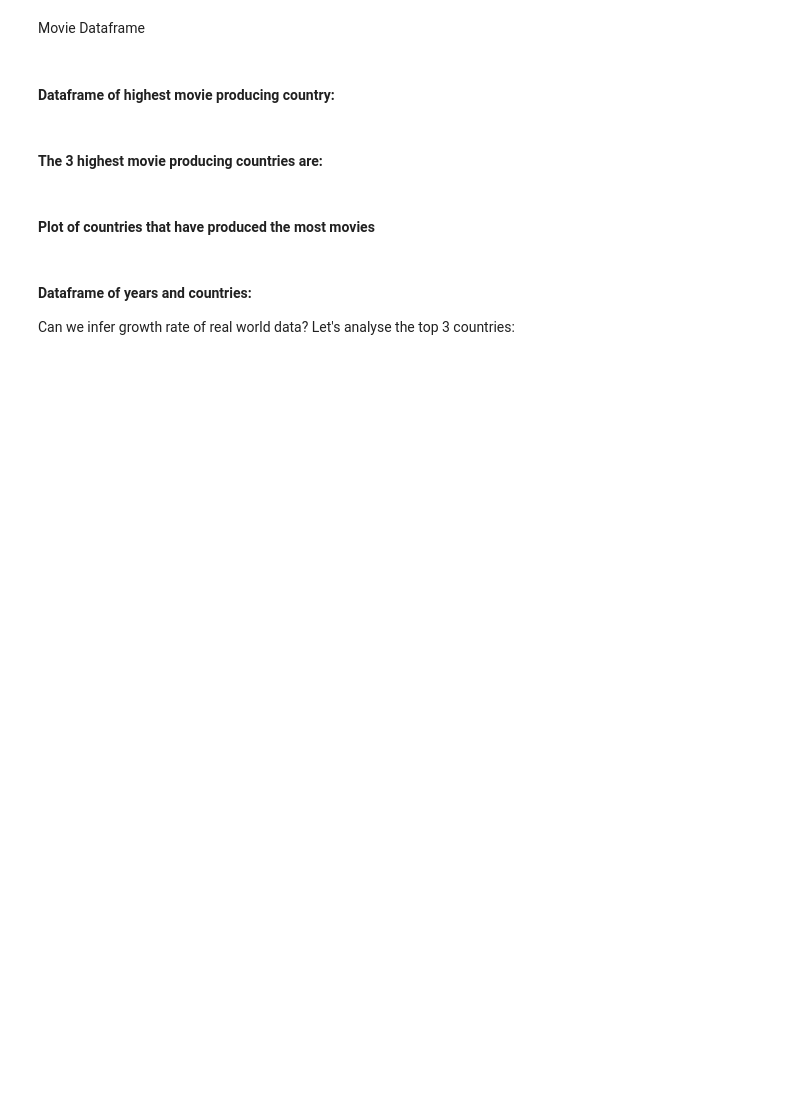
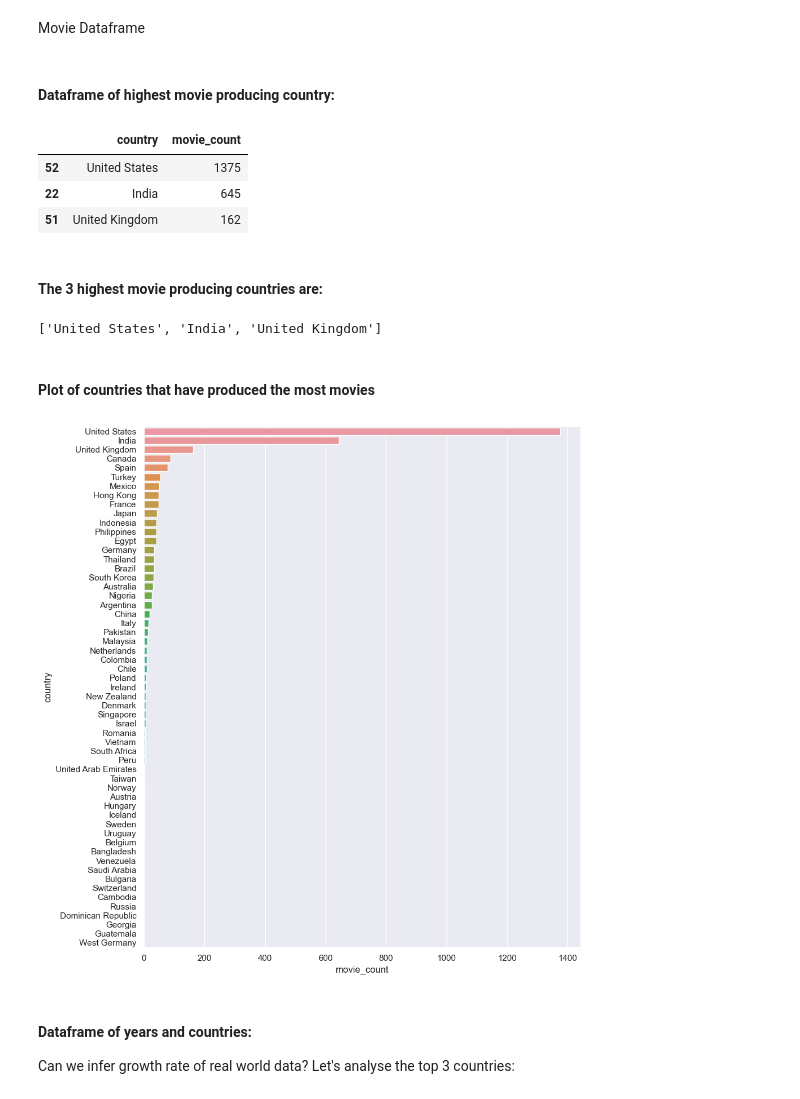
Before and after one commit to Rykarix/NetflixHackathon, a Jupyter notebook: post hackathon - if given time.ipynb, the cells around one changed output. Saved outputs shown, nothing was run; the diff lists cells and outputs as text; code cells hidden in the pictures; blank space fills up the shorter version.

```diff
--- a/post hackathon - if given time.ipynb
+++ b/post hackathon - if given time.ipynb
@@ -940,6 +903,6 @@ Talk about code - Ryan
 # %% [markdown]
 Movie Dataframe
 # %%
-# df_movies = df[ df["type"] == "Movie" ]
+df_movies = df[ df["type"] == "Movie" ]
 # %%
 # Not using due to time constraints
@@ -947,26 +910,35 @@ Movie Dataframe
 # %% [markdown]
 #### Dataframe of highest **movie producing country**:
 # %%
-# #NOTE: WITH MORE TIME REVISIT THIS
-# test2 =  df_movies[ df_movies["country"].str.contains(',') == False ] # This is really bad practice but due to time constraints I'm removing all rows with multiple countries
-# # Need to write function that counts each country per title
-# df_count_of_movies_by_country = test2.groupby("country", as_index=False)["country"].agg({"movie_count":"count"}).sort_values("movie_count", ascending=False)
-# df_count_of_movies_by_country.head(3)
+#NOTE: WITH MORE TIME REVISIT THIS
+test2 =  df_movies[ df_movies["country"].str.contains(',') == False ] # This is really bad practice but due to time constraints I'm removing all rows with multiple countries
+# Need to write function that counts each country per title
+df_count_of_movies_by_country = test2.groupby("country", as_index=False)["country"].agg({"movie_count":"count"}).sort_values("movie_count", ascending=False)
+df_count_of_movies_by_country.head(3)
+# %% [output]
+|  | country | movie_count |
+| 52 | United States | 1375 |
+| 22 | India | 645 |
+| 51 | United Kingdom | 162 |
 # %% [markdown]
 #### The 3 highest **movie** producing countries are:
 # %%
-# top_3 = df_count_of_movies_by_country.head(3)
-# lst_top3 = list(top_3["country"])
-# lst_top3
+top_3 = df_count_of_movies_by_country.head(3)
+lst_top3 = list(top_3["country"])
+lst_top3
+# %% [output]
+['United States', 'India', 'United Kingdom']
 # %% [markdown]
 #### Plot of countries that have produced the most **movies**
 # %%
-# plt.figure(figsize=(10,12))
+plt.figure(figsize=(10,12))
 
-# plt_movie = sns.barplot(
-#     df_count_of_movies_by_country,
-#     x="movie_count", y="country"
-# )
+plt_movie = sns.barplot(
+    df_count_of_movies_by_country,
+    x="movie_count", y="country"
+)
+# %% [output]
+[figure, added]
 # %% [markdown]
 #### Dataframe of **years and countries**:
 Can we infer growth rate of real world data?
```
Also changed, not shown: parts of 58 cells of this notebook, 2 other files.
